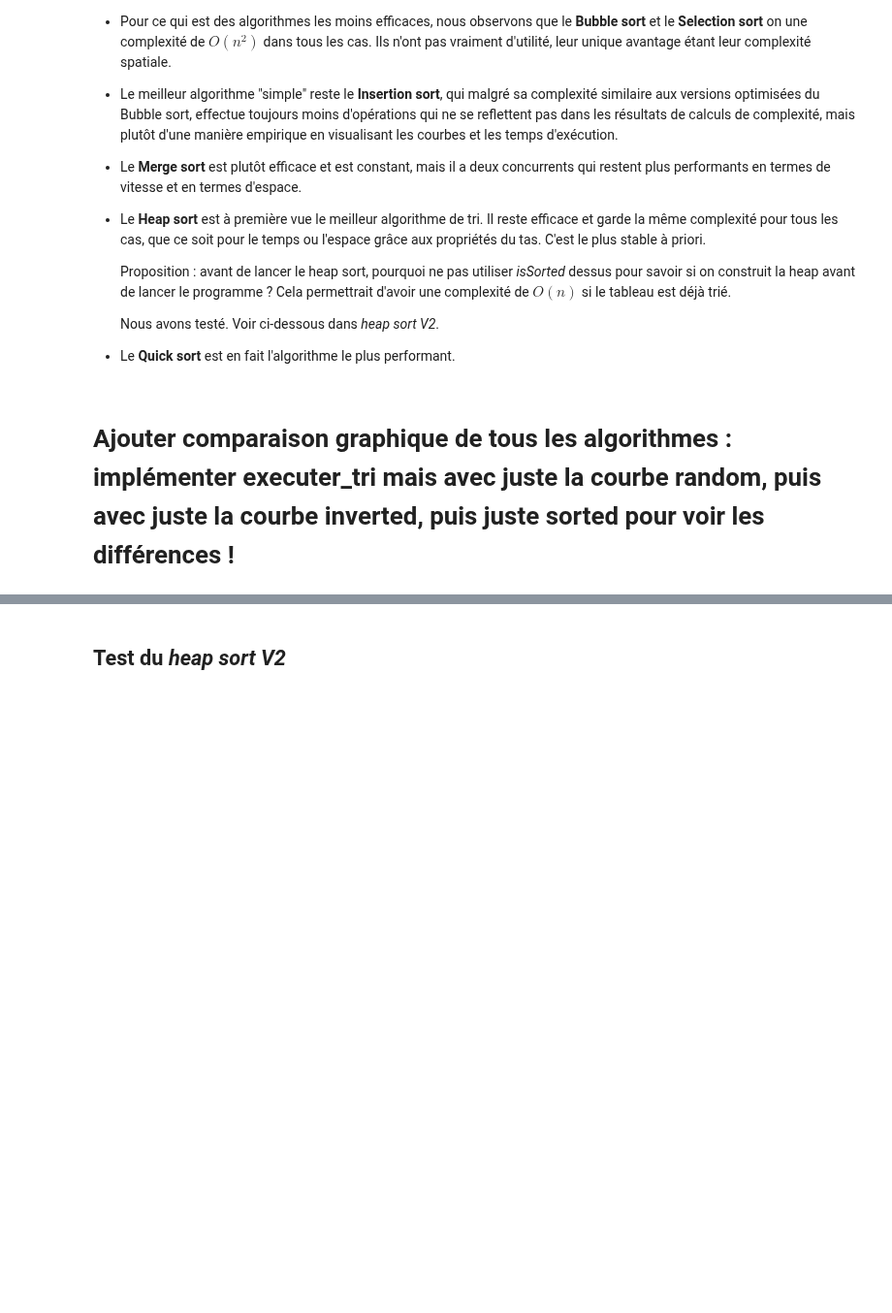
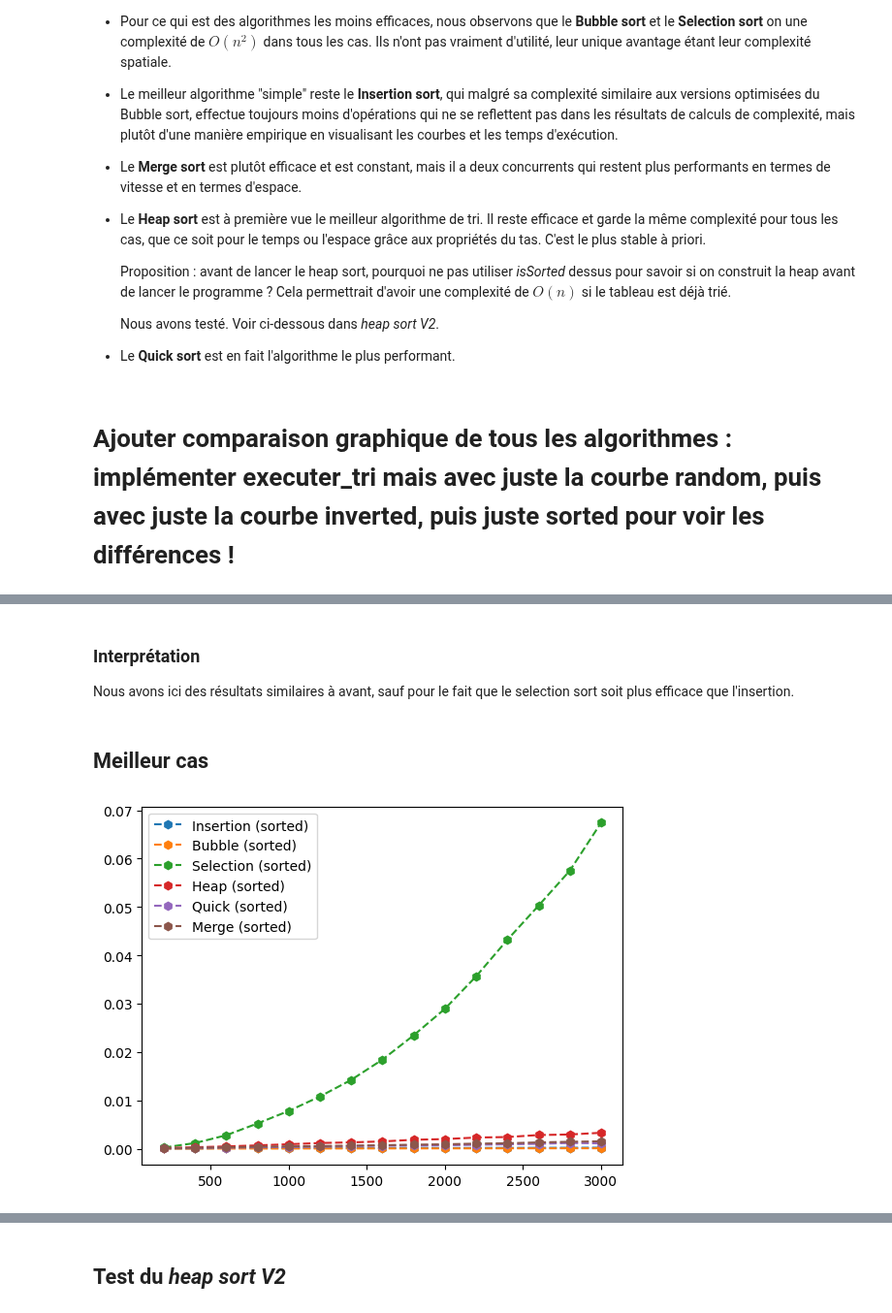
Before and after one commit to zshelali/projet-it4-complexity, a Jupyter notebook: TP - 2023 - Time Complexity sorting algorithms.ipynb, the cells around one changed output, grey strips where cells are left out. Shown at 97% size. Cells and saved outputs as stored; diff of their text form; code cells hidden in the pictures; blank space fills up the shorter version.

```diff
--- a/TP - 2023 - Time Complexity sorting algorithms.ipynb
+++ b/TP - 2023 - Time Complexity sorting algorithms.ipynb
@@ -919,0 +956,15 @@ Note : Original bubble sort n'a pas été implémenté mais il correspond au sim
+# %% [markdown]
+### Interprétation
+
+Nous avons ici des résultats similaires à avant, sauf pour le fait que le selection sort soit plus efficace que l'insertion.
+# %% [markdown]
+## Meilleur cas
+# %%
+executerTri(optimized_insertion_sort, 'h', 'Insertion', 15, 200, True, "sorted")
+executerTri(doubly_optimized_bubble_sort, 'h', 'Bubble', 15, 200, True, "sorted")
+executerTri(selection_sort, 'h', 'Selection', 15, 200, True, "sorted")
+executerTri(heap_sort, 'h', 'Heap', 15, 200, True, "sorted")
+executerTri(quick_sort_rec, 'h', 'Quick', 15, 200, False, "sorted")
+executerTri(merge_sort, 'h', 'Merge', 15, 200, False, "sorted")
+# %% [output]
+[figure, added]
```
Also changed, not shown: parts of 30 cells of this notebook.
